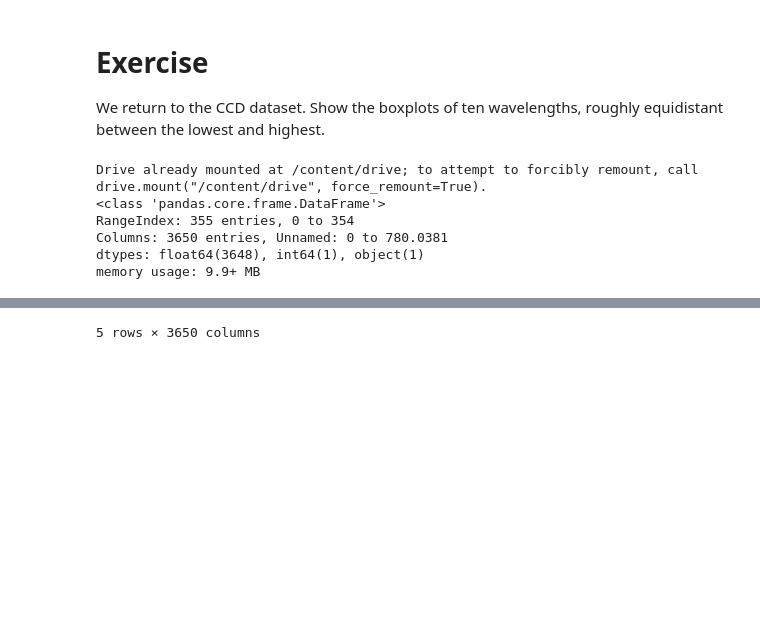
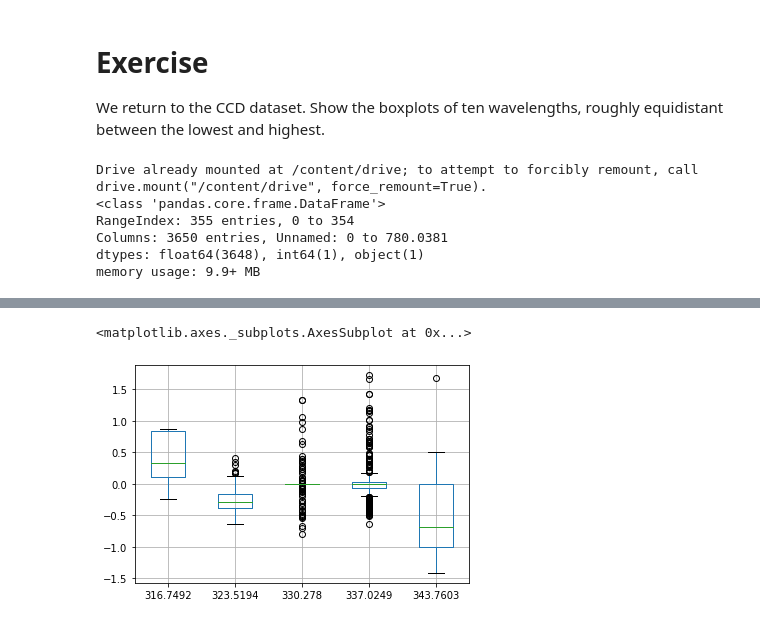
Before and after one commit to JuliaLorenzetti/data-science, a Jupyter notebook: 04_Dataframes_Stats_Plotting.ipynb, the cells around one changed output, grey strips where cells are left out. Saved outputs shown, nothing was run; the diff lists cells and outputs as text; code cells hidden in the pictures; blank space fills up the shorter version.

```diff
--- a/04_Dataframes_Stats_Plotting.ipynb
+++ b/04_Dataframes_Stats_Plotting.ipynb
@@ -186,6 +186,7 @@ import pandas as pd
 df = pd.read_csv(path, delimiter='\t', header=13)
 df.info()
 df.head()
+df.boxplot([df.columns[3], df.columns[53], df.columns[103], df.columns[153], df.columns[203]])
 # %% [output]
 Drive already mounted at /content/drive; to attempt to forcibly remount, call drive.mount("/content/drive", force_remount=True).
 <class 'pandas.core.frame.DataFrame'>
@@ -202 +197,2 @@ memory usage: 9.9+ MB
-5 rows × 3650 columns
+<matplotlib.axes._subplots.AxesSubplot at 0x...>
+[figure, added]
```
Also changed, not shown: parts of 1 cell of this notebook.
